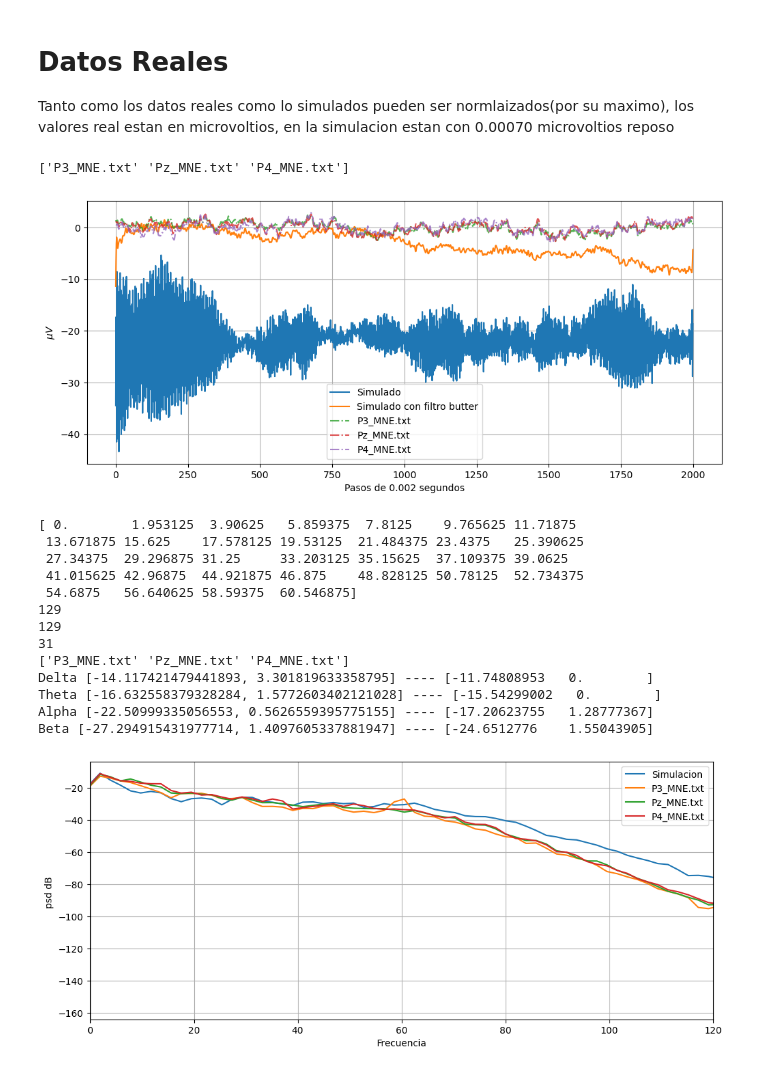
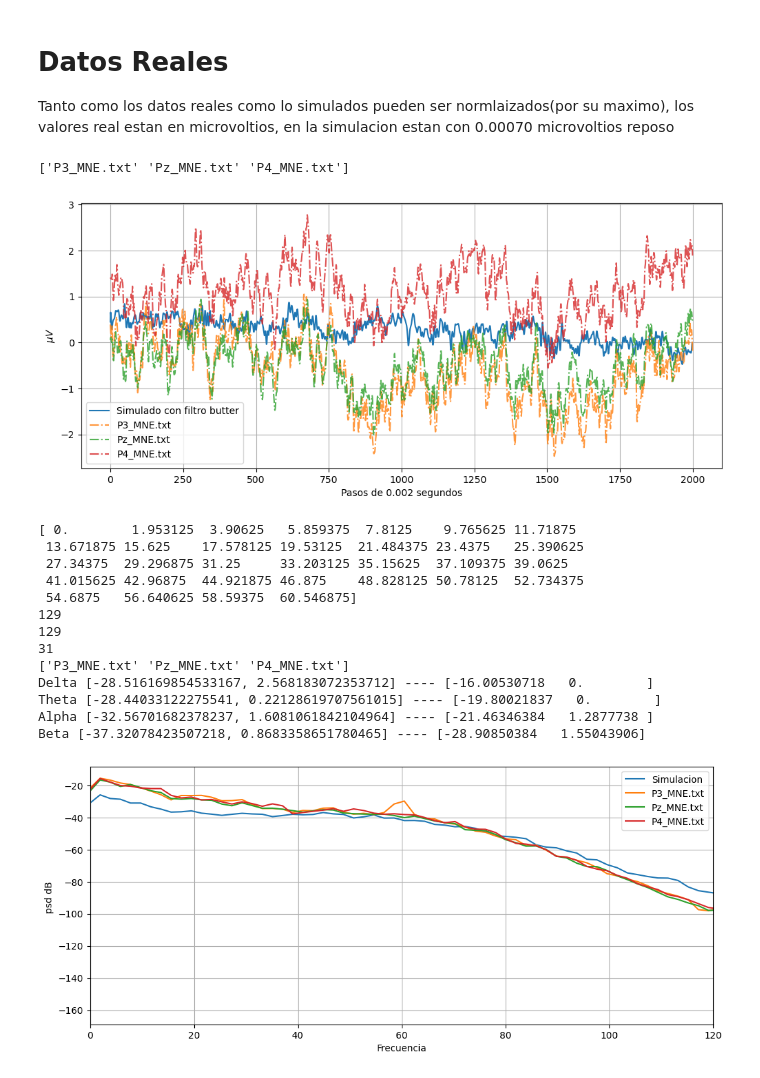
Before and after one commit to juanmillan03/Tesis-CA, a Jupyter notebook: Codigos/V6/main_multi.ipynb, the cells around one changed output. Saved outputs shown, nothing was run; the diff lists cells and outputs as text; code cells hidden in the pictures.

```diff
--- a/Codigos/V6/main_multi.ipynb
+++ b/Codigos/V6/main_multi.ipynb
@@ -18,13 +17,12 @@ order = 4  # Order of the filter
 sampling_rate_equipo= 500
 b, a = signal.butter(order, [low_cutoff / (0.5 * sampling_rate_equipo), high_cutoff / (0.5 * sampling_rate_equipo)], btype='band')
 # %%
-
 fs = 500  # Sampling rate
 nperseg = 256  # Segment length
 noverlap = 128 # Overlap between segments
 sampling_rate = 2000 ### simulacion
 
-resultado_compilacion = subprocess.run("g++ -fopenmp -O3 main.cpp Matrix_conect.cpp -o main_multi", shell=True, stdout=subprocess.PIPE, stderr=subprocess.PIPE, text=True)
+resultado_compilacion = subprocess.run("g++ -fopenmp -O3 main.cpp Matrix_conect.cpp -o main", shell=True, stdout=subprocess.PIPE, stderr=subprocess.PIPE, text=True)
 if resultado_compilacion.returncode != 0:
     print("Error durante la compilación:")
     print(resultado_compilacion.stderr)
@@ -33,7 +31,7 @@ def Simulado_EGG(params):
     L, P, inhibidoras, trest, trelative, alpha, tmax, type_matrix = params
 
     # Ejecución del programa
-    resultado_ejecucion = subprocess.run(f"./main_multi {L} {P} {inhibidoras} {trest} {trelative} {alpha} {tmax} {type_matrix}", shell=True, stdout=subprocess.PIPE, stderr=subprocess.PIPE, text=True)
+    resultado_ejecucion = subprocess.run(f"./main {L} {P} {inhibidoras} {trest} {trelative} {alpha} {tmax} {type_matrix}", shell=True, stdout=subprocess.PIPE, stderr=subprocess.PIPE, text=True)
     if resultado_ejecucion.returncode != 0:
         print("Error durante la ejecución:")
         print(resultado_ejecucion.stderr)
@@ -42,12 +40,13 @@ def Simulado_EGG(params):
     # Procesamiento de los datos
     lines = resultado_ejecucion.stdout.strip().split('\n')
     data_list = [[float(num) for num in line.split()] for line in lines]
-    data = np.array(data_list)[30:,1]
+    data = np.array(data_list)[30:, 1]
 
+    #data=(data) / np.max(data)  ### valor maximo
+    #data=(data - np.min(data)) / (np.max(data) - np.min(data)) ### min-max
+    data=(data - np.mean(data)) / np.std(data)
 
-    #data=(data-np.mean(data)) /np.std(data)
-    data=data/np.max(data)
-    n_samples_resampled = int(len(data) * (fs/sampling_rate))
+    n_samples_resampled = int(len(data)*(fs/sampling_rate))
     data_resampled = signal.resample(data, n_samples_resampled)
 
     butter = signal.filtfilt(b, a,data_resampled)
@@ -133,6 +139,6 @@ def Datos_reales(nombres):
     }
 # %%
-Params={'L': 36, 'P': 0.9034507902546892, 'Inh': 0.40920754880440563, 'Trest': -3.979704188912379, 'Trelative': 2.7077017063223425, 'C_h': 14.282158626022971, 'Tipo_red': 2}
+Params={'L': 24, 'P': 0.976656261077567, 'Inh': 0.018217167498983177, 'Trest': -3.887767671371372, 'Trelative': 1.2054348906695989, 'C_h': 8.10720457892007, 'Tipo_red': 2}
 
 initial_params = [Params["L"], Params["P"],Params["Inh"], Params["Trest"],Params["Trelative"], Params["C_h"] ,8030, Params["Tipo_red"]]
 generated_data = Simulado_EGG(initial_params)
@@ -140,21 +146,21 @@ reales_total = Datos_reales(["P3_MNE.txt","Pz_MNE.txt","P4_MNE.txt"])
 # %%
 fig, ax = plt.subplots(figsize=[12, 5])
 
 print(reales_total["Nombres"])
-ax.plot(generated_data["data_resample"],label="Simulado")
-ax.plot(generated_data["butter"],label="Simulado con filtro butter")
+#ax.plot(generated_data["data_resample"],label="Simulado")
+ax.plot(generated_data["butter"][2:],label="Simulado con filtro butter")
 for i in range(3):
     ax.plot(reales_total["datos"][i],"-.", label=reales_total["Nombres"][i],alpha=0.8)
 
 
 plt.xlabel("Pasos de 0.002 segundos")
 plt.ylabel(r"$\mu V$")
 plt.legend()  # Esto añade una leyenda para identificar cada línea
 plt.grid()
 plt.show()  # Mostrar todos los gráficos en la misma figura
 # %% [output]
 ['P3_MNE.txt' 'Pz_MNE.txt' 'P4_MNE.txt']
-[figure, old version]
+[figure, new version]
 # %%
 fig, ax = plt.subplots(figsize=[12, 5])
 #print(generated_data["frequencies"])
@@ -166,10 +172,10 @@ count_in_range = np.sum((frequencies >= 0) & (frequencies <= 60))
 print(count_in_range)
 
 print(reales_total["Nombres"])
-print("Delta",generated_data["delta"],"----",reales_total["main_Delta"])
-print("Theta",generated_data["theta"],"----",reales_total["main_Theta"])
-print("Alpha",generated_data["alpha"],"----",reales_total["main_Alpha"])
-print("Beta",generated_data["beta"],"----",reales_total["main_Beta"])
+print("Delta",generated_data["delta"],"----",reales_total["mean_Delta"])
+print("Theta",generated_data["theta"],"----",reales_total["mean_Theta"])
+print("Alpha",generated_data["alpha"],"----",reales_total["mean_Alpha"])
+print("Beta",generated_data["beta"],"----",reales_total["mean_Beta"])
 
 ax.plot(generated_data["frequencies"],generated_data["welch_data"],label="Simulacion")
 for i in range(3):
@@ -191,11 +197,11 @@ plt.show()  # Mostrar todos los gráficos en la misma figura
 129
 31
 ['P3_MNE.txt' 'Pz_MNE.txt' 'P4_MNE.txt']
-Delta [-14.117421479441893, 3.301819633358795] ---- [-11.74808953   0.        ]
-Theta [-16.632558379328284, 1.5772603402121028] ---- [-15.54299002   0.        ]
-Alpha [-22.50999335056553, 0.5626559395775155] ---- [-17.20623755   1.28777367]
-Beta [-27.294915431977714, 1.4097605337881947] ---- [-24.6512776    1.55043905]
+Delta [-28.516169854533167, 2.568183072353712] ---- [-16.00530718   0.        ]
+Theta [-28.44033122275541, 0.22128619707561015] ---- [-19.80021837   0.        ]
+Alpha [-32.56701682378237, 1.6081061842104964] ---- [-21.46346384   1.2877738 ]
+Beta [-37.32078423507218, 0.8683358651780465] ---- [-28.90850384   1.55043906]
-[figure, old version]
+[figure, new version]
 # %%
 
 def objective(trial):
```
Also changed, not shown: parts of 5 cells of this notebook, 11 other files.
